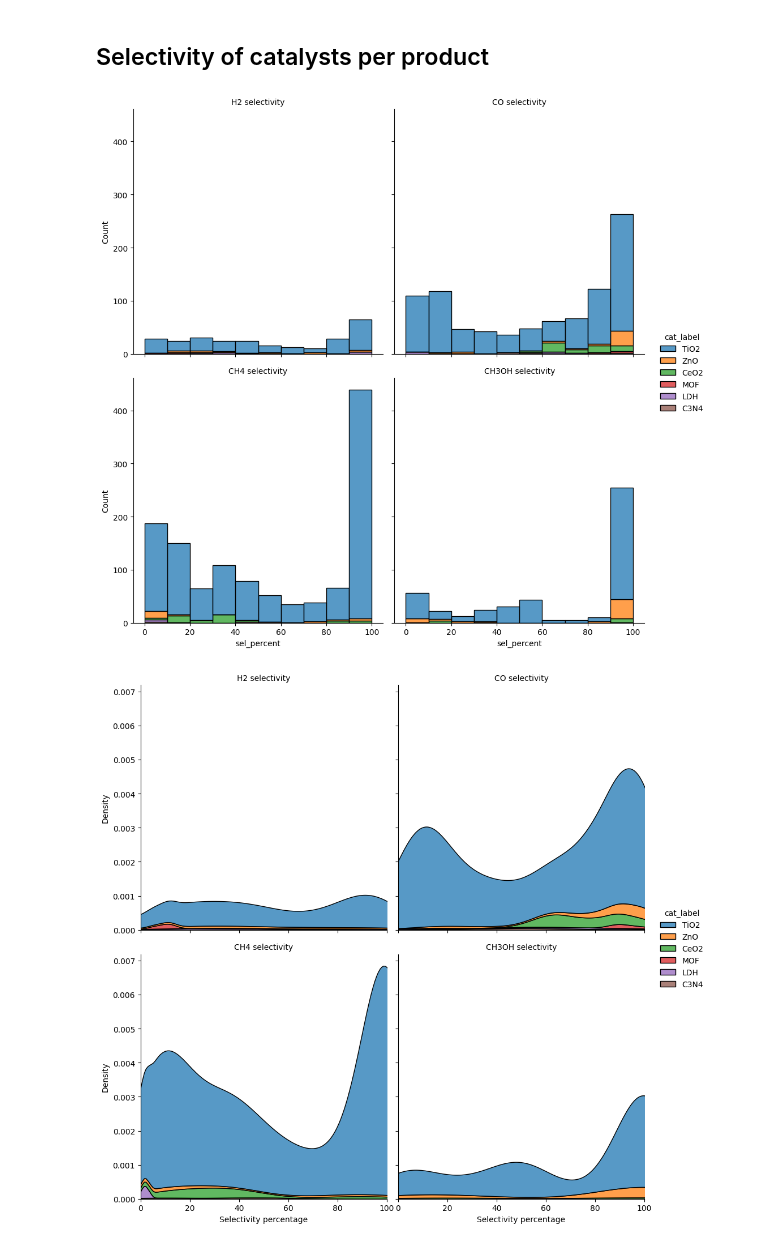
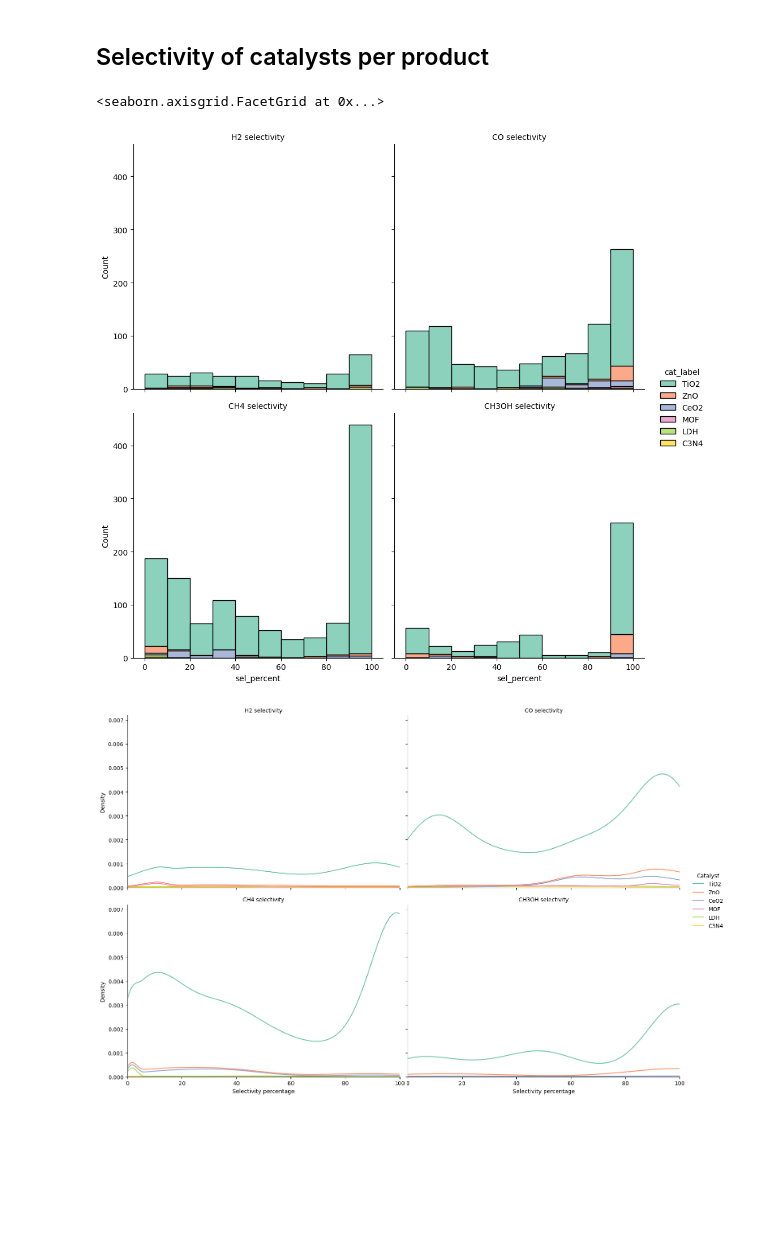
Before and after one commit to SolarChem/solarchem-kg, a Jupyter notebook: notebooks/queries-and-figures.ipynb, the cells around one changed output. Saved outputs shown, nothing was run; the diff lists cells and outputs as text; code cells hidden in the pictures; blank space fills up the shorter version.

```diff
--- a/notebooks/queries-and-figures.ipynb
+++ b/notebooks/queries-and-figures.ipynb
@@ -291,40 +301,45 @@ g_hist = sns.displot(data=q_res,
                      x='sel_percent',
                      kind='hist',
                     # stat='percent',   ##already calculated in KG
-                     bins=10
+                     bins=10,
+                     palette="Set2"
                      )
 g_hist.set_titles(col_template='{col_name} selectivity')
 # %% [output]
+<seaborn.axisgrid.FacetGrid at 0x...>
-[figure, old version]
+[figure, new version]
 # %%
 query = prefixes + """
-    SELECT ?cat_label ?product_label ?sel_percent
+    SELECT ?Catalyst ?product_label ?sel_percent
     WHERE {
        ?expexec prov:used ?input .
        ?input solar:hasRole solar:Catalyst ;
-            rdfs:label ?cat_label .
+            rdfs:label ?Catalyst .
         ?output prov:wasGeneratedBy ?expexec ;
             rdfs:label ?product_label ;
             solar:selectivityPercentage ?sel_percent .
 
-        VALUES ?cat_label { 'TiO2' 'ZnO' 'CeO2' 'MOF' 'LDH' 'C3N4' }
+        VALUES ?Catalyst { 'TiO2' 'ZnO' 'CeO2' 'MOF' 'LDH' 'C3N4' }
         VALUES ?product_label { 'CO' 'H2' 'CH4' 'CH3OH' }
     } ORDER BY DESC (?product_label)
 """
 
 q_res = run_query_csv(query)
 
 g = sns.displot(data=q_res,
                      col='product_label', col_wrap=2,
-                     hue='cat_label', multiple='stack',
+                     hue='Catalyst', multiple='stack',
                      x='sel_percent',
                      kind='kde',
+                     palette="Set2",
+                     fill=False,
+                     aspect=1.5
                     # stat='percent',   ##already calculated in KG
                      #bins=10
                      )
 g.set(xlim=(0,100))
 g.set_titles(col_template='{col_name} selectivity')
 g.set_axis_labels(x_var='Selectivity percentage')
-g.savefig('figures/selectivity.png')
+g.savefig('figures/selectivity.png', dpi=400)
 # %% [output]
-[figure, old version]
+[figure, new version]
```
Also changed, not shown: parts of 7 cells of this notebook, 5 other files.
